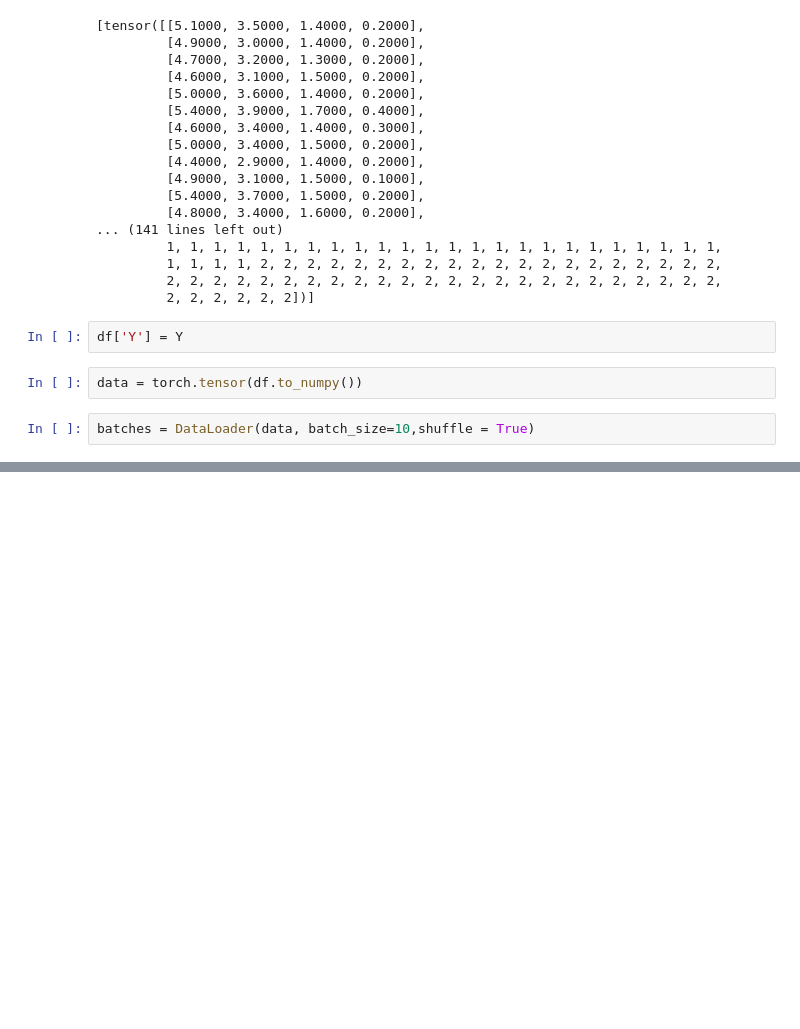
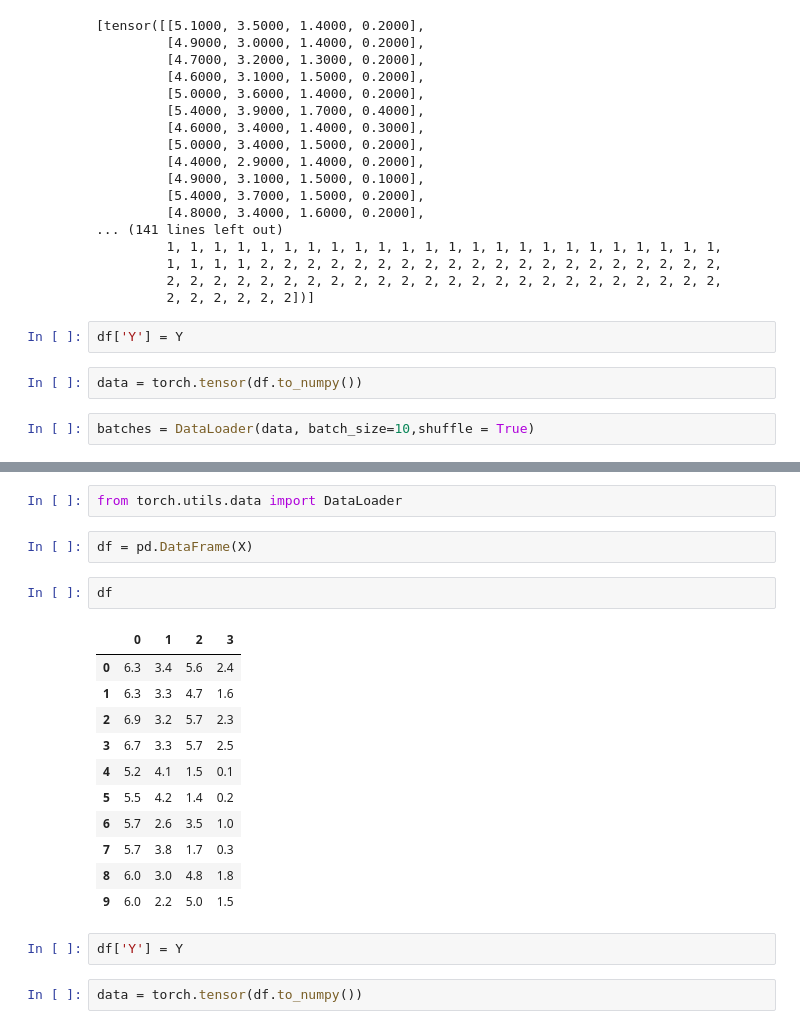
Before and after one commit to yrhutu21/Deep_Learning_Projects, a Jupyter notebook: Iris_Training_Data.ipynb, the cells around one changed output, grey strips where cells are left out. Drawn from its saved outputs; the diff is of its cells as text; blank space fills up the shorter version.

```diff
--- a/Iris_Training_Data.ipynb
+++ b/Iris_Training_Data.ipynb
@@ -187,0 +179,22 @@ tensor([[4.8000, 3.4000, 1.6000, 0.2000],
+# %%
+from torch.utils.data import DataLoader
+# %%
+df = pd.DataFrame(X)
+# %%
+df
+# %% [output]
+|  | 0 | 1 | 2 | 3 |
+| 0 | 6.3 | 3.4 | 5.6 | 2.4 |
+| 1 | 6.3 | 3.3 | 4.7 | 1.6 |
+| 2 | 6.9 | 3.2 | 5.7 | 2.3 |
+| 3 | 6.7 | 3.3 | 5.7 | 2.5 |
+| 4 | 5.2 | 4.1 | 1.5 | 0.1 |
+| 5 | 5.5 | 4.2 | 1.4 | 0.2 |
+| 6 | 5.7 | 2.6 | 3.5 | 1.0 |
+| 7 | 5.7 | 3.8 | 1.7 | 0.3 |
+| 8 | 6.0 | 3.0 | 4.8 | 1.8 |
+| 9 | 6.0 | 2.2 | 5.0 | 1.5 |
+# %%
+df['Y'] = Y
+# %%
+data = torch.tensor(df.to_numpy())
```
Also changed, not shown: parts of 6 cells of this notebook.
